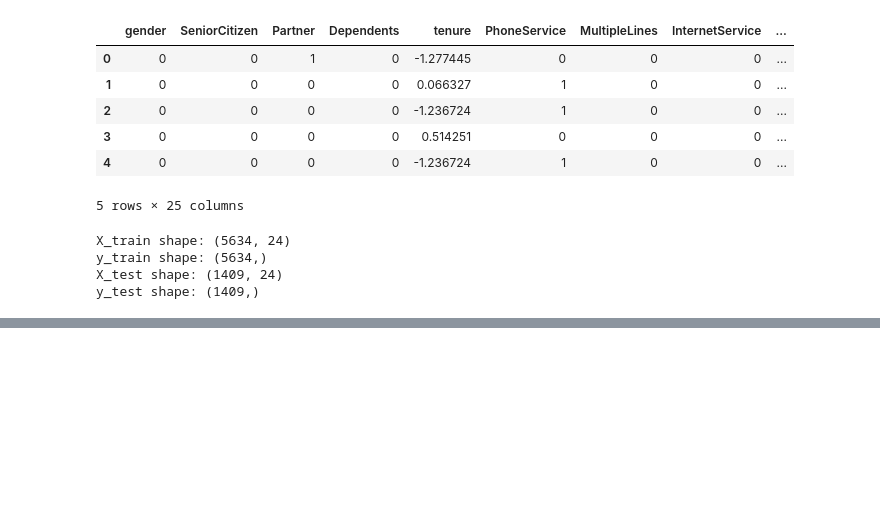
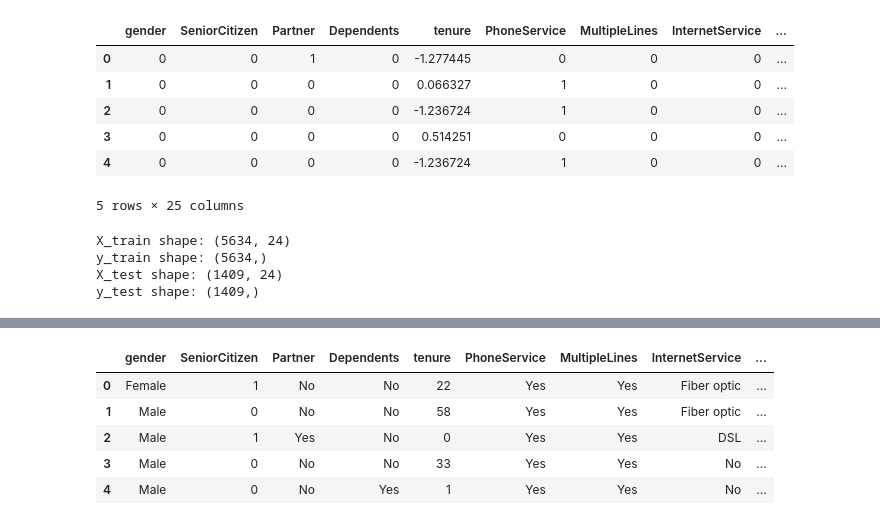
Before and after one commit to jplaulau14/mlops-python, a Jupyter notebook: model-inference/model_training.ipynb, the cells around one changed output, grey strips where cells are left out. Cells and saved outputs as stored; diff of their text form; code cells hidden in the pictures; blank space fills up the shorter version.

Commit message:
Update model training and serverless model inference

```diff
--- a/model-inference/model_training.ipynb
+++ b/model-inference/model_training.ipynb
@@ -288,0 +280,6 @@ joblib.dump(xgb_model, 'model/xgb_model.pkl')
+# %%
+import boto3
+
+s3 = boto3.client('s3')
+
+s3.upload_file("model/gb_model.pkl", "mlops-python", "models/gradient_boosting/gb_model.pkl")
@@ -288,0 +311,9 @@ joblib.dump(xgb_model, 'model/xgb_model.pkl')
+# %%
+df.head()
+# %% [output]
+|  | gender | SeniorCitizen | Partner | Dependents | tenure | PhoneService | MultipleLines | InternetService | ... |
+| 0 | Female | 1 | No | No | 22 | Yes | Yes | Fiber optic | ... |
+| 1 | Male | 0 | No | No | 58 | Yes | Yes | Fiber optic | ... |
+| 2 | Male | 1 | Yes | No | 0 | Yes | Yes | DSL | ... |
+| 3 | Male | 0 | No | No | 33 | Yes | Yes | No | ... |
+| 4 | Male | 0 | No | Yes | 1 | Yes | Yes | No | ... |
```
Also changed, not shown: parts of 13 cells of this notebook, 6 other files.
